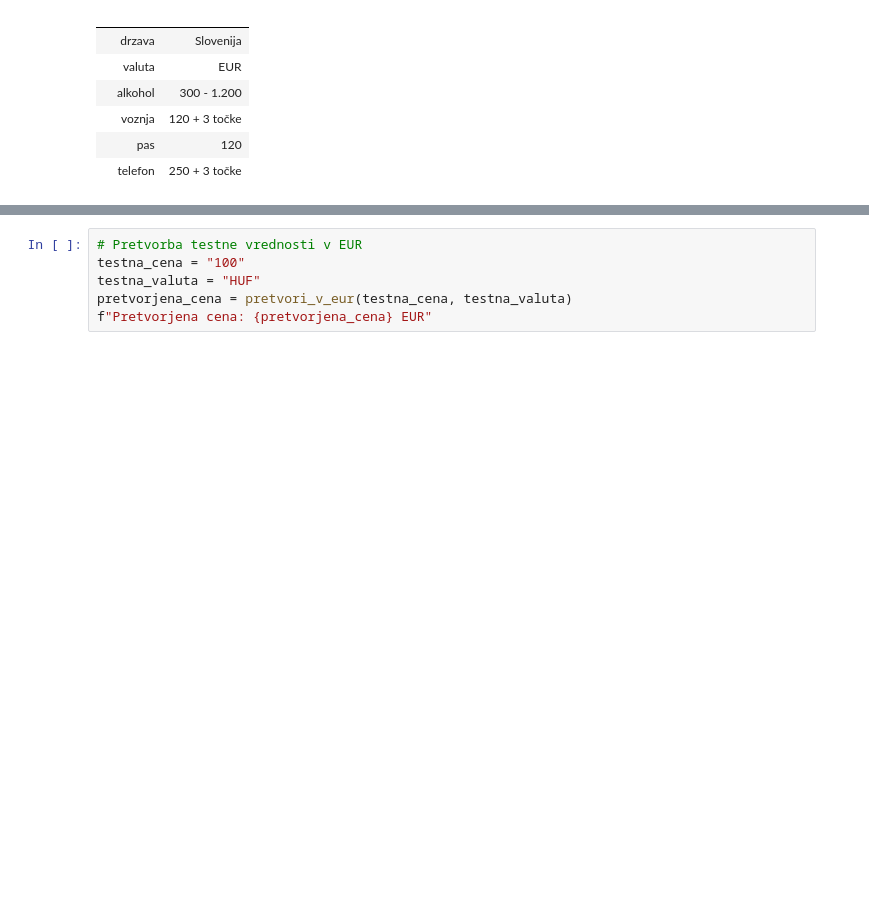
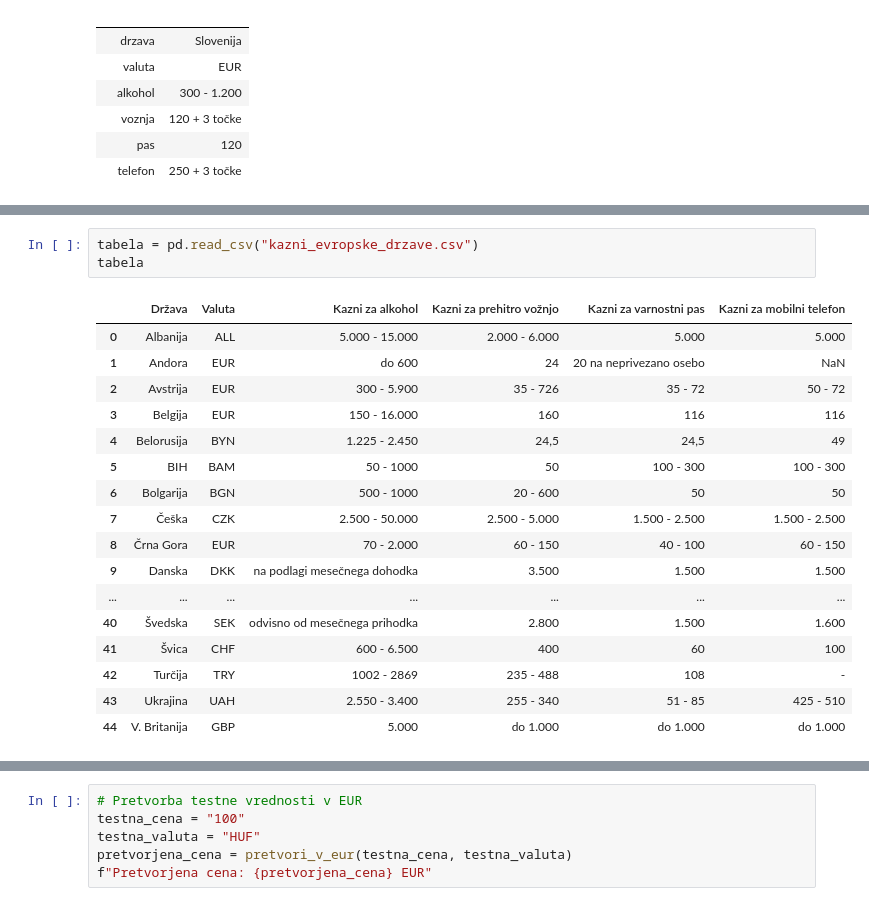
Before and after one commit to PinoPavlin/CeneKazniEvropskihDrzav, a Jupyter notebook: AnalizaPodatkov.ipynb, the cells around one changed output, grey strips where cells are left out. Saved outputs shown, nothing was run; the diff lists cells and outputs as text; blank space fills up the shorter version.

Commit message:
Dodanih nekaj podnaslovov in tabel.

```diff
--- a/AnalizaPodatkov.ipynb
+++ b/AnalizaPodatkov.ipynb
@@ -28,0 +47,21 @@ df
+# %%
+tabela = pd.read_csv("kazni_evropske_drzave.csv")
+tabela
+# %% [output]
+|  | Država | Valuta | Kazni za alkohol | Kazni za prehitro vožnjo | Kazni za varnostni pas | Kazni za mobilni telefon |
+| 0 | Albanija | ALL | 5.000 - 15.000 | 2.000 - 6.000 | 5.000 | 5.000 |
+| 1 | Andora | EUR | do 600 | 24 | 20 na neprivezano osebo | NaN |
+| 2 | Avstrija | EUR | 300 - 5.900 | 35 - 726 | 35 - 72 | 50 - 72 |
+| 3 | Belgija | EUR | 150 - 16.000 | 160 | 116 | 116 |
+| 4 | Belorusija | BYN | 1.225 - 2.450 | 24,5 | 24,5 | 49 |
+| 5 | BIH | BAM | 50 - 1000 | 50 | 100 - 300 | 100 - 300 |
+| 6 | Bolgarija | BGN | 500 - 1000 | 20 - 600 | 50 | 50 |
+| 7 | Češka | CZK | 2.500 - 50.000 | 2.500 - 5.000 | 1.500 - 2.500 | 1.500 - 2.500 |
+| 8 | Črna Gora | EUR | 70 - 2.000 | 60 - 150 | 40 - 100 | 60 - 150 |
+| 9 | Danska | DKK | na podlagi mesečnega dohodka | 3.500 | 1.500 | 1.500 |
+| ... | ... | ... | ... | ... | ... | ... |
+| 40 | Švedska | SEK | odvisno od mesečnega prihodka | 2.800 | 1.500 | 1.600 |
+| 41 | Švica | CHF | 600 - 6.500 | 400 | 60 | 100 |
+| 42 | Turčija | TRY | 1002 - 2869 | 235 - 488 | 108 | - |
+| 43 | Ukrajina | UAH | 2.550 - 3.400 | 255 - 340 | 51 - 85 | 425 - 510 |
+| 44 | V. Britanija | GBP | 5.000 | do 1.000 | do 1.000 | do 1.000 |
```
Also changed, not shown: parts of 9 cells of this notebook.
